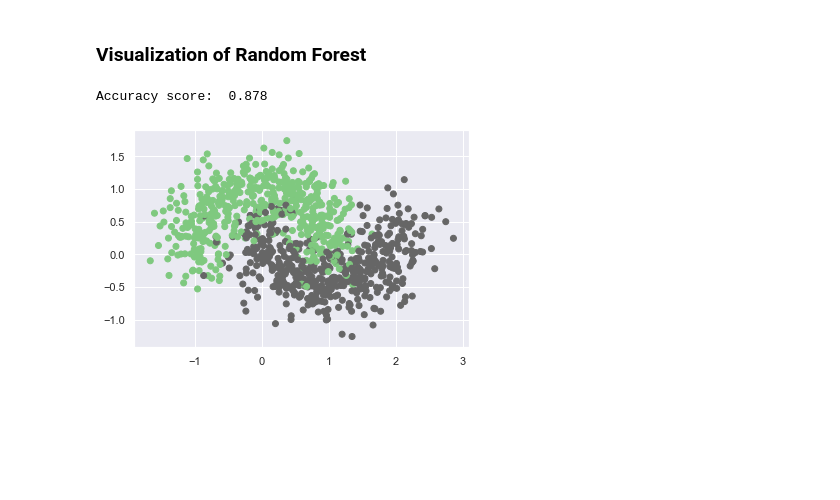
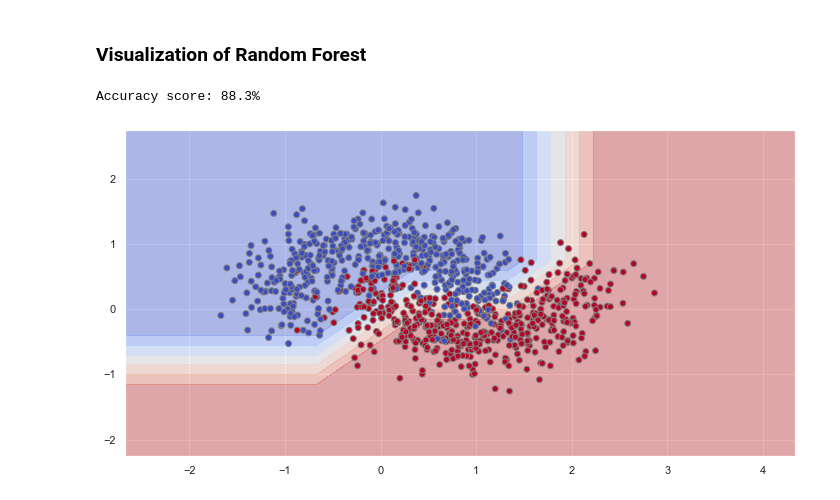
Before and after one commit to Bounty1993/ML-Algorithms-From-Scratch, a Jupyter notebook: trees/random_forest.ipynb, the cells around one changed output. Saved outputs shown, nothing was run; the diff lists cells and outputs as text; code cells hidden in the pictures; blank space fills up the shorter version.

Commit message:
random forest visualization

```diff
--- a/trees/random_forest.ipynb
+++ b/trees/random_forest.ipynb
@@ -13,12 +13,14 @@ sns.set()
 X, Y = load_iris().data, load_iris().target
 # %%
 class RandomForestClassifier:
-    def __init__(self, n_estimators=100, max_depth=None, min_samples_split=2, max_features='auto'):
+    def __init__(self, n_estimators=100, max_depth=None, min_samples_split=2, max_features='auto',
+                 random_state=42):
         self.n_estimators = n_estimators
         self.max_depth = max_depth
         self.min_samples_split=2
         self.max_features = max_features
         self.trees_feat_idx = []
+        self.rng = np.random.RandomState(random_state)
 
     def _get_trees(self):
         """
@@ -85,7 +87,7 @@ class RandomForestClassifier:
             subset of X and Y
         """
         m = X.shape[0]
-        idx = np.random.choice(range(m), 10)
+        idx = self.rng.choice(range(m), 10)
         return X[idx], Y[idx]
 
 
@@ -96,7 +98,7 @@ class RandomForestClassifier:
 
         for i in range(self.n_estimators):
             sub_X, sub_Y = self.get_subset(X, Y)
-            idx_features = np.random.choice(range(sub_X.shape[1]), max_feat, replace=True)
+            idx_features = self.rng.choice(range(sub_X.shape[1]), max_feat, replace=True)
             self.trees_feat_idx.append(idx_features)
             temp_X = sub_X[:, idx_features]
             self.trees[i].fit(temp_X, sub_Y)
@@ -126,12 +121,21 @@ Y_pred = model.predict(X)
 # %% [markdown]
 ### Visualization of Random Forest
-# %%
-X, Y = make_moons(n_samples=1000, noise=0.3, random_state=42)
-model = RandomForestClassifier(max_depth=5)
-model.fit(X, Y)
-Y_pred = model.predict(X)
-print('Accuracy score: ', accuracy_score(Y, Y_pred))
-plt.scatter(X[:,0], X[:,1], c=Y, cmap='Accent');
-# %% [output]
-Accuracy score:  0.878
-[figure, removed]
+# %%
+plt.figure(figsize=(12,6))
+X, Y = make_moons(n_samples=1000, noise=0.3, random_state=42)
+model = RandomForestClassifier(max_depth=5)
+model.fit(X, Y)
+Y_pred = model.predict(X)
+acc_score = accuracy_score(Y, Y_pred)
+print(f'Accuracy score: {acc_score * 100}%')
+x_min, x_max = X[:, 0].min() - 1, X[:, 0].max() + 2
+y_min, y_max = X[:, 1].min() - 1, X[:, 1].max() + 2
+xx, yy = np.meshgrid(np.arange(x_min, x_max, 1),
+                     np.arange(y_min, y_max, 1))
+Z = model.predict(np.c_[xx.ravel(), yy.ravel()])
+Z = np.array(Z).reshape(xx.shape)
+cs = plt.contourf(xx, yy, Z, cmap='coolwarm', alpha=0.4)
+plt.scatter(X[:,0], X[:,1], c=Y, cmap='coolwarm', edgecolor='gray');
+# %% [output]
+Accuracy score: 88.3%
+[figure, added]
```
Also changed, not shown: parts of 2 cells of this notebook.
